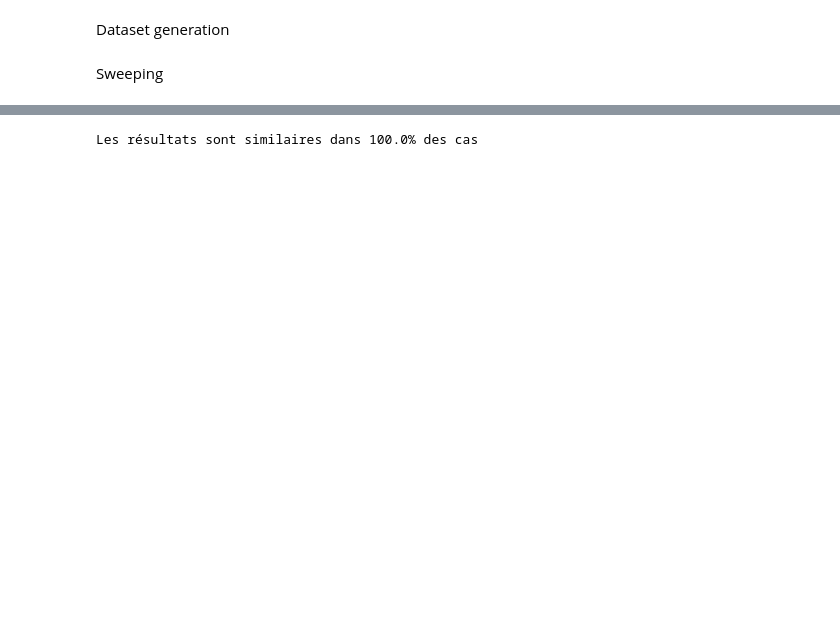
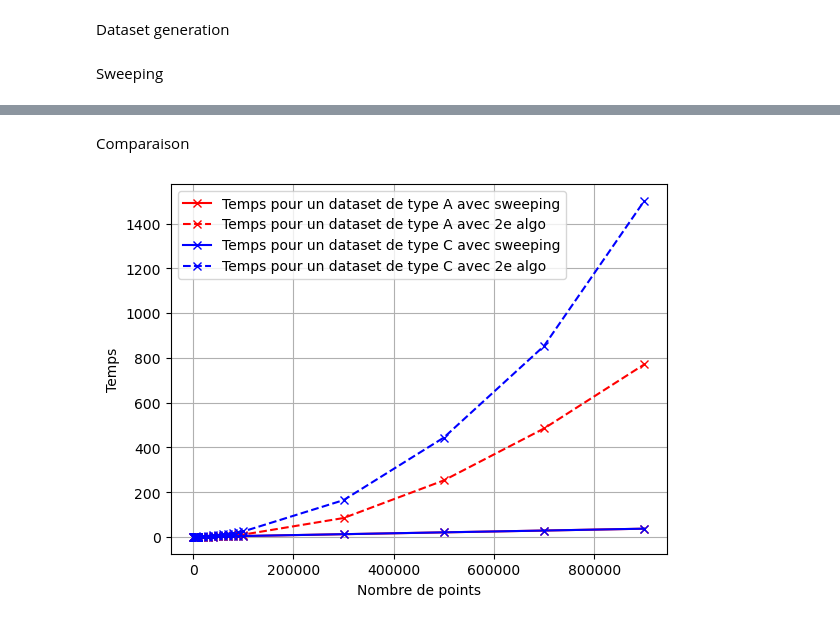
Before and after one commit to jacedoir/INF421_PI_Project, a Jupyter notebook: project.ipynb, the cells around one changed output, grey strips where cells are left out. Drawn from its saved outputs; the diff is of its cells as text; code cells hidden in the pictures; blank space fills up the shorter version.

Commit message:
Revert "Added median complexity"
This reverts commit 9daf6c545090c8a97d8facfd1295e4d087c89ce3.

```diff
--- a/project.ipynb
+++ b/project.ipynb
@@ -224,0 +62,37 @@ Output sensitive algorithm
+# %%
+def clockwise(a,b,c):
+    #Takes 3 points a,b,c of type np.array and return if the triangle ABC is clock-wised
+
+    if np.linalg.det(np.concatenate(((c-b).reshape(2,1),(b-a).reshape(2,1)),axis=1))>0: return True
+    else: return False
+# %%
+def sweeping_algo(l):
+    #l is a list of points of type np.array, assuming there are >= 2 points and sorted by increasing x
+    order=l[:, 0].argsort()
+    l=l[order]
+    N=l.shape[0]
+
+    hull=[]
+
+    hull.append(l[0])
+    hull.append(l[1])
+
+    for i in (range(2,N)):
+        if clockwise(hull[-2],hull[-1],l[i]): hull.append(l[i])
+        else :
+            while len(hull)>=2 and not clockwise(hull[-2],hull[-1],l[i]):
+                hull.pop()
+            hull.append(l[i])
+
+    hull2=[]
+    hull2.append(l[N-1])
+    hull2.append(l[N-2])
+
+    for i in reversed(range(N-2)):
+        if clockwise(hull2[-2],hull2[-1],l[i]): hull2.append(l[i])
+        else :
+            while len(hull2)>=2 and not clockwise(hull2[-2],hull2[-1],l[i]):
+                hull2.pop()
+            hull2.append(l[i])
+
+    return np.array(hull+hull2)
@@ -440,29 +272,2 @@ def compare_output(dataset):
-# %%
-def comparaison_totale(n):
-    result=[]
-    for i in tqdm(range(n)):
-        dataset_type = rd.choice(np.array([1,2,3,4]))
-        nombre = rand.randint(10,int(1e3))
-        if dataset_type == 1:
-            dataset = generateA(nombre)
-            result.append(compare_output(dataset))
-        elif dataset_type == 2:
-            dataset = generateB(nombre)
-            result.append(compare_output(dataset))
-        elif dataset_type == 3:
-            rayon = rand.uniform(1,10)
-            dataset = generateC(nombre,rayon)
-            result.append(compare_output(dataset))
-        else :
-            rayon = rand.uniform(1,10)
-            dataset = generateD(nombre,rayon)
-            result.append(compare_output(dataset))
-    nb_true = 0
-    for i in range(len(result)):
-        if result[i]:
-            nb_true = nb_true + 1
-    print("Les résultats sont similaires dans "+ str(nb_true/n*100) + "% des cas")
-
-comparaison_totale(1000)
-# %% [output]
-Les résultats sont similaires dans 100.0% des cas
+# %% [markdown]
+Comparaison
@@ -468,0 +328,4 @@ Les résultats sont similaires dans 100.0% des cas
+# %%
+complexity_comparaison()
+# %% [output]
+[figure, added]
```
Also changed, not shown: parts of 26 cells of this notebook.
